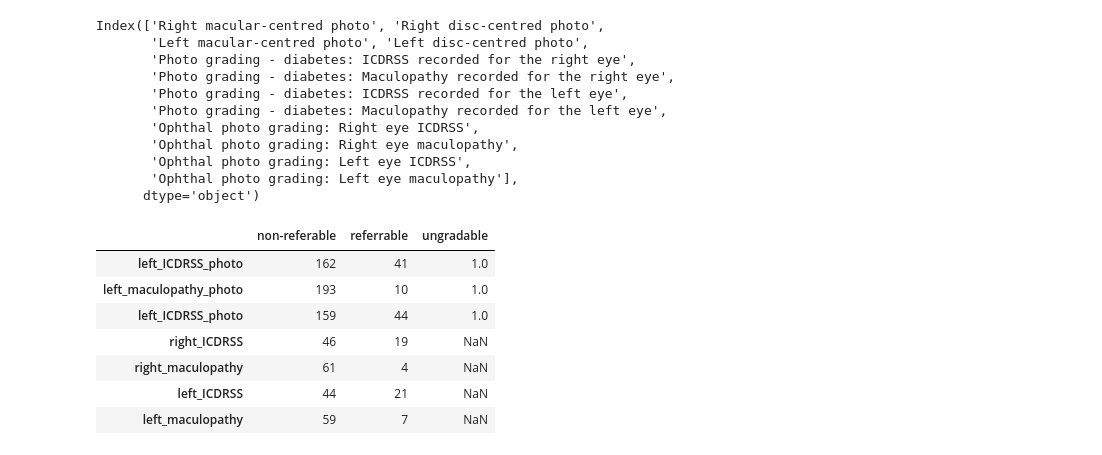
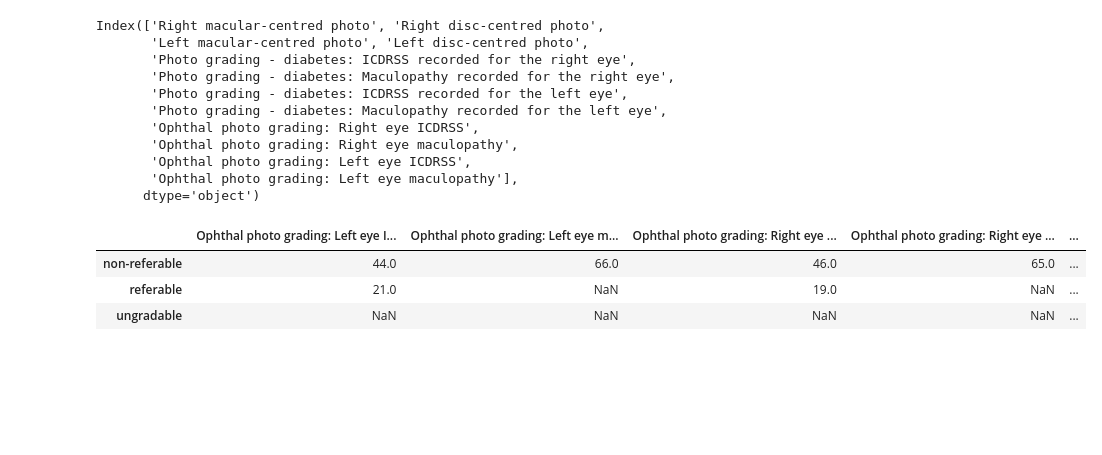
Before and after one commit to SamuelMarks/ml-glaucoma, a Jupyter notebook: notebooks/DR_SPOC-analysis.ipynb, the cells around one changed output. Saved outputs shown, nothing was run; the diff lists cells and outputs as text; code cells hidden in the pictures; blank space fills up the shorter version.

```diff
--- a/notebooks/DR_SPOC-analysis.ipynb
+++ b/notebooks/DR_SPOC-analysis.ipynb
@@ -323,15 +446,15 @@ def to_3_cat(series):
 # %%
-selected_columns = filter(lambda column: 'hoto grading' in column, df.columns)
-
-cat3_df = pd.concat((to_3_cat(df[column])
+#selected_columns = filter(lambda column: 'hoto grading' in column or 'recorded' in column, df.columns)
+#selected_columns = 'Ophthal photo grading: Right eye ICDRSS',
+selected_columns = filter(
+    lambda column: column.startswith('Photo grading') or column.startswith('Ophthal photo grading'),
+    df.columns
+)
+cat3_df = pd.concat((to_3_cat(df[column].copy())
                      for column in selected_columns), sort=True)
-cat3_df
+cat3_df.apply(pd.value_counts)
 # %% [output]
-|  | non-referable | referrable | ungradable |
-| left_ICDRSS_photo | 162 | 41 | 1.0 |
-| left_maculopathy_photo | 193 | 10 | 1.0 |
-| left_ICDRSS_photo | 159 | 44 | 1.0 |
-| right_ICDRSS | 46 | 19 | NaN |
-| right_maculopathy | 61 | 4 | NaN |
-| left_ICDRSS | 44 | 21 | NaN |
-| left_maculopathy | 59 | 7 | NaN |
+|  | Ophthal photo grading: Left eye I... | Ophthal photo grading: Left eye m... | Ophthal photo grading: Right eye ... | Ophthal photo grading: Right eye ... | ... |
+| non-referable | 44.0 | 66.0 | 46.0 | 65.0 | ... |
+| referable | 21.0 | NaN | 19.0 | NaN | ... |
+| ungradable | NaN | NaN | NaN | NaN | ... |
```
Also changed, not shown: parts of 3 cells of this notebook.
